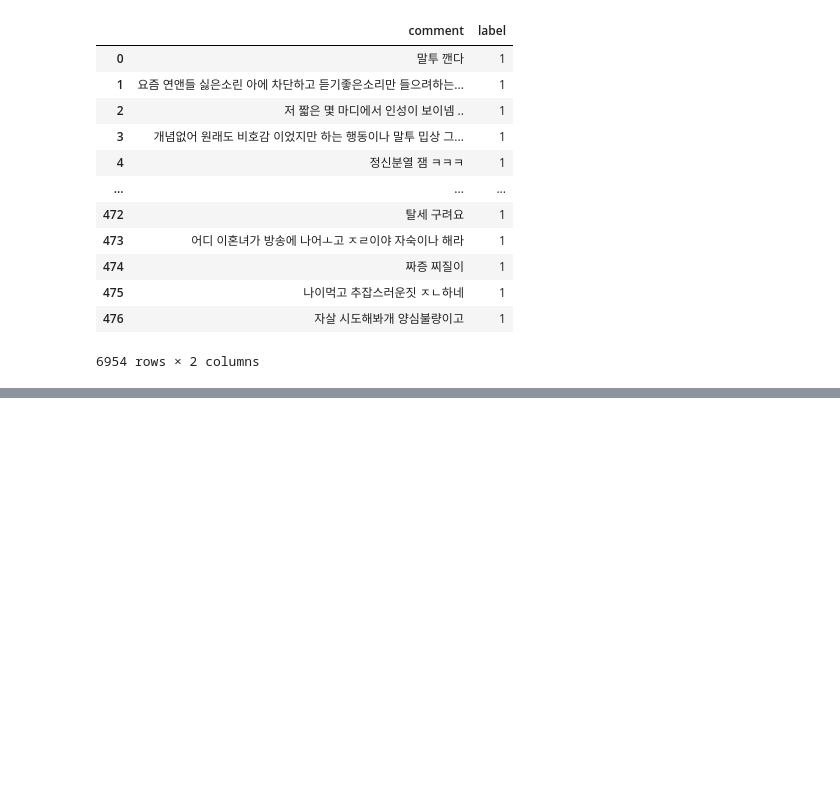
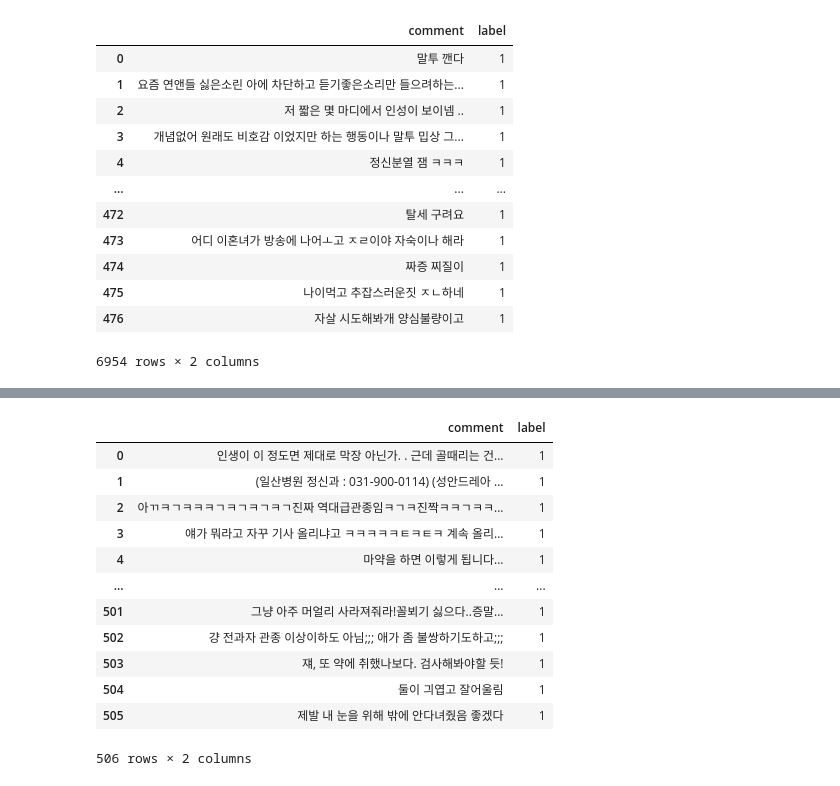
Before and after one commit to sooyeon-go/grad_project, a Jupyter notebook: comment_crawling_r/comment_csv.ipynb, the cells around one changed output, grey strips where cells are left out. Cells and saved outputs as stored; diff of their text form; code cells hidden in the pictures; blank space fills up the shorter version.

```diff
--- a/comment_crawling_r/comment_csv.ipynb
+++ b/comment_crawling_r/comment_csv.ipynb
@@ -800,0 +825,17 @@ fi13
+# %%
+dic15 = pd.read_csv('n_comment5_csv.csv',encoding = 'cp949')
+dic15
+# %% [output]
+|  | comment | label |
+| 0 | 인생이 이 정도면 제대로 막장 아닌가. . 근데 골때리는 건... | 1 |
+| 1 | (일산병원 정신과 : 031-900-0114) (성안드레아 ... | 1 |
+| 2 | 아ㄲㅋㄱㅋㅋㅋㄱㅋㄱㅋㄱㅋㄱ진짜 역대급관종임ㅋㄱㅋ진짝ㅋㅋㄱㅋㅋ... | 1 |
+| 3 | 얘가 뭐라고 자꾸 기사 올리냐고 ㅋㅋㅋㅋㅋㅌㅋㅌㅋ 계속 올리... | 1 |
+| 4 | 마약을 하면 이렇게 됩니다... | 1 |
+| ... | ... | ... |
+| 501 | 그냥 아주 머얼리 사라져줘라!꼴뵈기 싫으다..증말... | 1 |
+| 502 | 걍 전과자 관종 이상이하도 아님;;; 애가 좀 불쌍하기도하고;;; | 1 |
+| 503 | 쟤, 또 약에 취했나보다. 검사해봐야할 듯! | 1 |
+| 504 | 둘이 긔엽고 잘어울림 | 1 |
+| 505 | 제발 내 눈을 위해 밖에 안다녀줬음 좋겠다 | 1 |
+506 rows × 2 columns
```
Also changed, not shown: parts of 2 cells of this notebook.
